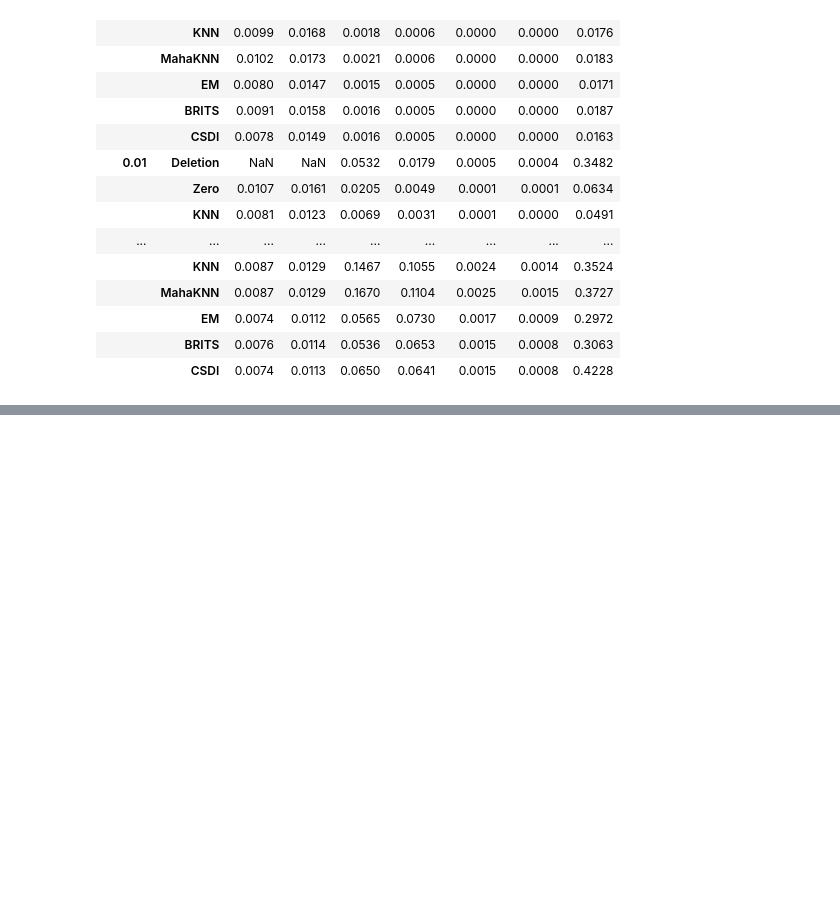
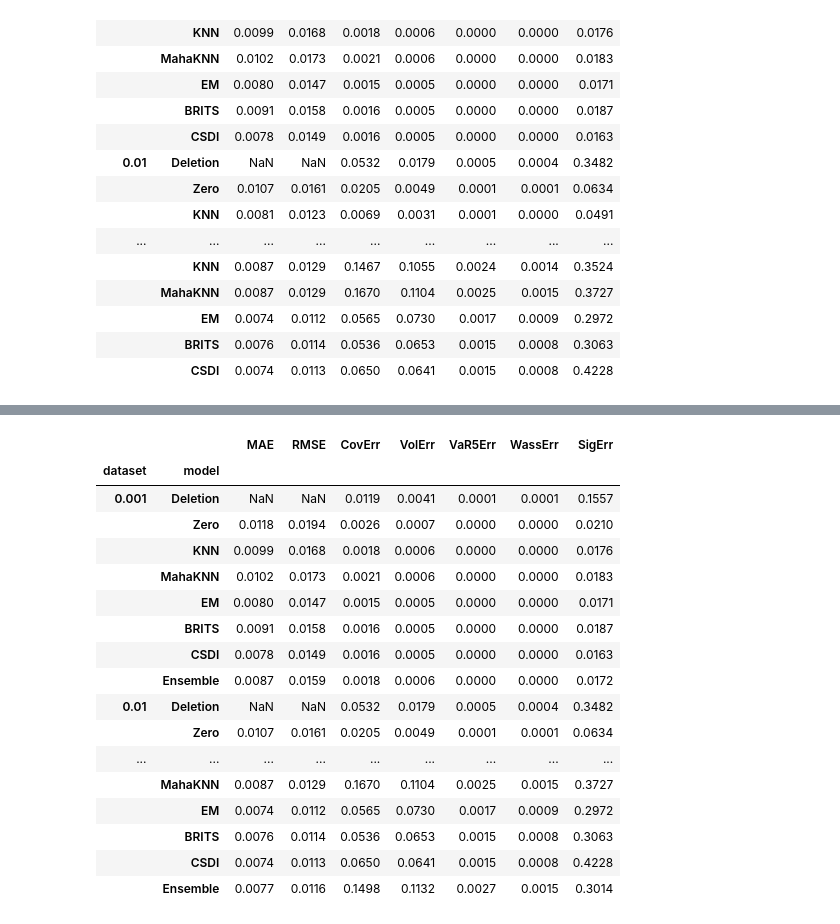
Before and after one commit to michelecarlo/Graduate-Thesis, a Jupyter notebook: Code/Analysis.ipynb, the cells around one changed output, grey strips where cells are left out. Drawn from its saved outputs; the diff is of its cells as text; code cells hidden in the pictures; blank space fills up the shorter version.

```diff
--- a/Code/Analysis.ipynb
+++ b/Code/Analysis.ipynb
@@ -381,0 +363,29 @@ scores.round(4)
+# %%
+# Ensemble: average the reconstructions of every full-panel method (Deletion drops
+# rows, so it's excluded). Add it to a fresh copy of `runs` and score everything.
+runs_ens = {}
+for level, models in runs.items():
+    stack = [np.asarray(Xi) for Xi in models.values() if np.asarray(Xi).shape == df.shape]
+    runs_ens[level] = {**models, "Ensemble": np.mean(stack, axis=0)}
+
+scores_ens = Evaluator(var_level=0.05, sig_depth=2).evaluate_runs(runs_ens, df, masks)
+scores_ens.round(4)
+# %% [output]
+|  |  | MAE | RMSE | CovErr | VolErr | VaR5Err | WassErr | SigErr |
+| dataset | model |  |  |  |  |  |  |  |
+| 0.001 | Deletion | NaN | NaN | 0.0119 | 0.0041 | 0.0001 | 0.0001 | 0.1557 |
+|  | Zero | 0.0118 | 0.0194 | 0.0026 | 0.0007 | 0.0000 | 0.0000 | 0.0210 |
+|  | KNN | 0.0099 | 0.0168 | 0.0018 | 0.0006 | 0.0000 | 0.0000 | 0.0176 |
+|  | MahaKNN | 0.0102 | 0.0173 | 0.0021 | 0.0006 | 0.0000 | 0.0000 | 0.0183 |
+|  | EM | 0.0080 | 0.0147 | 0.0015 | 0.0005 | 0.0000 | 0.0000 | 0.0171 |
+|  | BRITS | 0.0091 | 0.0158 | 0.0016 | 0.0005 | 0.0000 | 0.0000 | 0.0187 |
+|  | CSDI | 0.0078 | 0.0149 | 0.0016 | 0.0005 | 0.0000 | 0.0000 | 0.0163 |
+|  | Ensemble | 0.0087 | 0.0159 | 0.0018 | 0.0006 | 0.0000 | 0.0000 | 0.0172 |
+| 0.01 | Deletion | NaN | NaN | 0.0532 | 0.0179 | 0.0005 | 0.0004 | 0.3482 |
+|  | Zero | 0.0107 | 0.0161 | 0.0205 | 0.0049 | 0.0001 | 0.0001 | 0.0634 |
+| ... | ... | ... | ... | ... | ... | ... | ... | ... |
+|  | MahaKNN | 0.0087 | 0.0129 | 0.1670 | 0.1104 | 0.0025 | 0.0015 | 0.3727 |
+|  | EM | 0.0074 | 0.0112 | 0.0565 | 0.0730 | 0.0017 | 0.0009 | 0.2972 |
+|  | BRITS | 0.0076 | 0.0114 | 0.0536 | 0.0653 | 0.0015 | 0.0008 | 0.3063 |
+|  | CSDI | 0.0074 | 0.0113 | 0.0650 | 0.0641 | 0.0015 | 0.0008 | 0.4228 |
+|  | Ensemble | 0.0077 | 0.0116 | 0.1498 | 0.1132 | 0.0027 | 0.0015 | 0.3014 |
```
Also changed, not shown: parts of 5 cells of this notebook.
